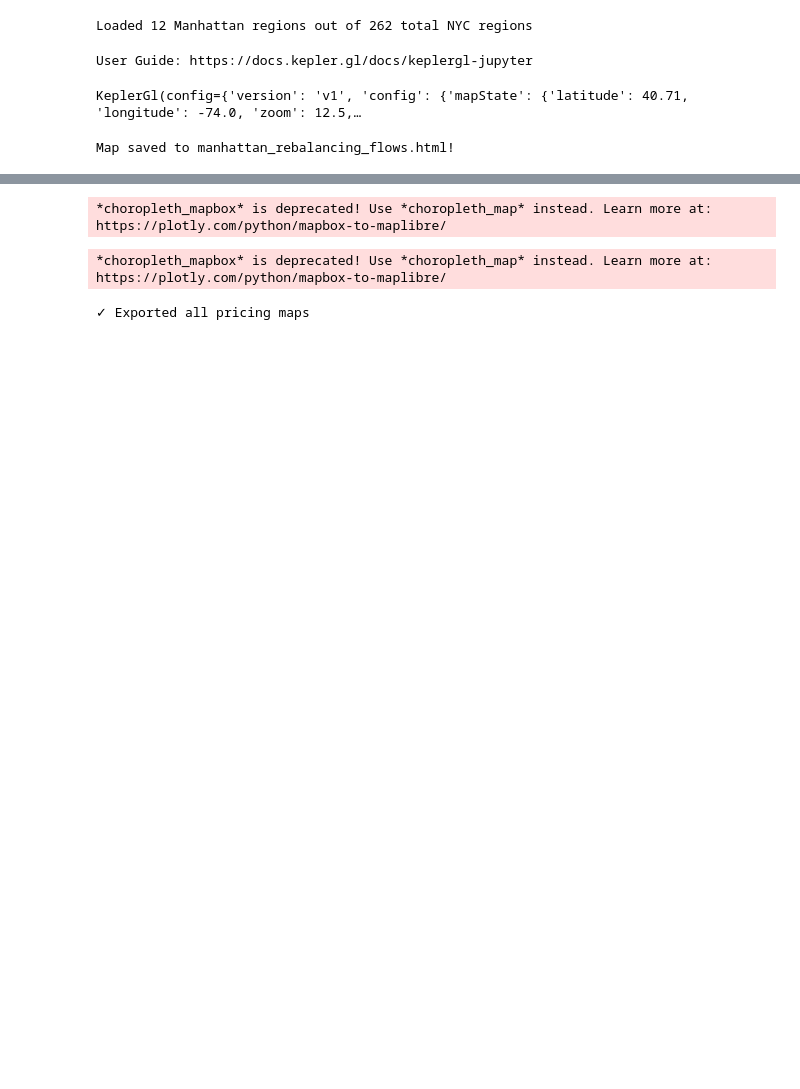
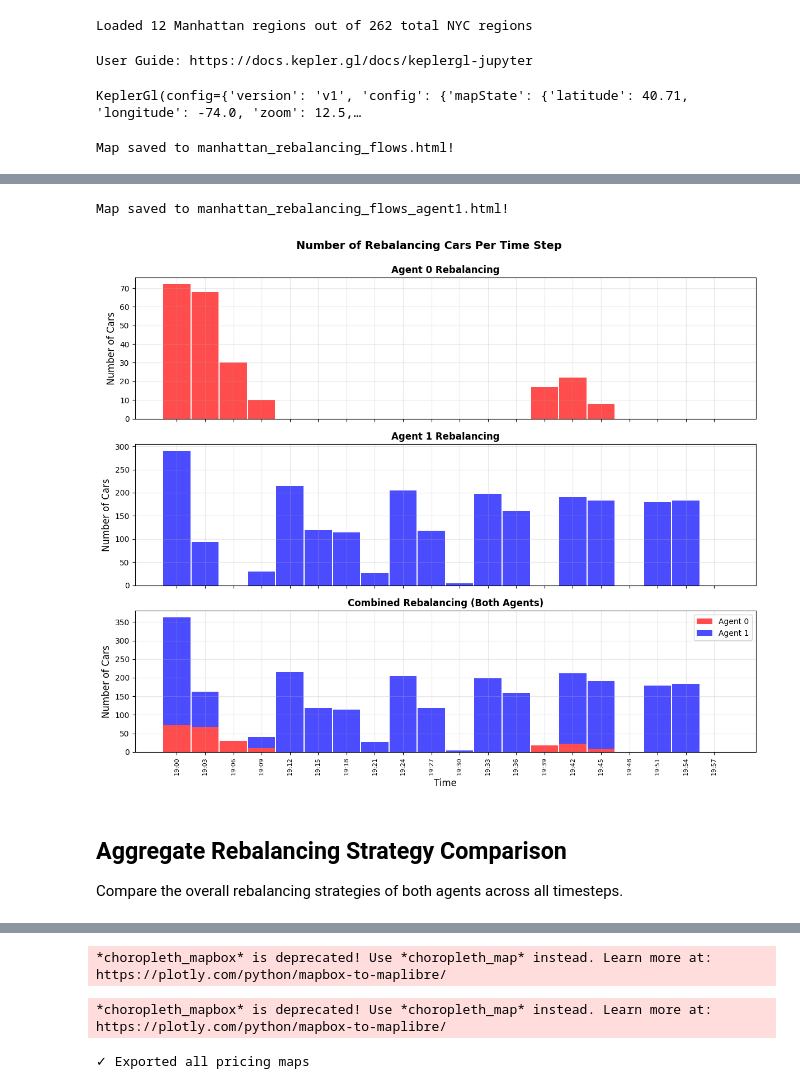
Before and after one commit to emto17ab/rl-pricing-amod, a Jupyter notebook: visualize_flows.ipynb, the cells around one changed output, grey strips where cells are left out. Drawn from its saved outputs; the diff is of its cells as text; code cells hidden in the pictures; blank space fills up the shorter version.

```diff
--- a/visualize_flows.ipynb
+++ b/visualize_flows.ipynb
@@ -45,7 +45,7 @@ for feature in manhattan_geojson['features']:
     centroid = geom.centroid
     region_centroids[region_idx] = (centroid.x, centroid.y)
 # %%
-with open('saved_files/reb_flows_mode2_1000cars_nyc_man_south.pkl', 'rb') as f:
+with open('saved_files/reb_flows_mode2_1200cars_nyc_man_south.pkl', 'rb') as f:
     flow_data = pickle.load(f)
 # %%
 # Time settings
@@ -185,0 +281,60 @@ Map saved to manhattan_rebalancing_flows.html!
+# %%
+# Export Agent 1 rebalancing map
+manhattan_animated_agent1.save_to_html(file_name='manhattan_rebalancing_flows_agent1.html')
+# %% [output]
+Map saved to manhattan_rebalancing_flows_agent1.html!
+# %%
+# Create histogram of number of rebalancing cars per timestep
+import matplotlib.pyplot as plt
+import matplotlib.dates as mdates
+
+# Calculate total number of rebalancing cars per timestep for each agent
+agent0_reb_per_timestep = flow_data['agent_reb_flows'][0].sum(axis=1)
+agent1_reb_per_timestep = flow_data['agent_reb_flows'][1].sum(axis=1)
+
+# Create time array (convert timesteps to actual datetime)
+num_timesteps = len(agent0_reb_per_timestep)
+time_points = [BASE_TIME + datetime.timedelta(minutes=t * INTERVAL_MINUTES) for t in range(num_timesteps)]
+
+# Create the figure with three subplots
+fig, axes = plt.subplots(3, 1, figsize=(12, 10), sharex=True)
+
+# Plot for Agent 0 (Red)
+axes[0].bar(time_points, agent0_reb_per_timestep, color='red', alpha=0.7, width=0.002)
+axes[0].set_ylabel('Number of Cars', fontsize=12)
+axes[0].set_title('Agent 0 Rebalancing', fontsize=12, fontweight='bold')
+axes[0].grid(True, alpha=0.3)
+
+# Plot for Agent 1 (Blue)
+axes[1].bar(time_points, agent1_reb_per_timestep, color='blue', alpha=0.7, width=0.002)
+axes[1].set_ylabel('Number of Cars', fontsize=12)
+axes[1].set_title('Agent 1 Rebalancing', fontsize=12, fontweight='bold')
+axes[1].grid(True, alpha=0.3)
+
+# Plot for Combined (Stacked: Agent 0 in red, Agent 1 in blue)
+axes[2].bar(time_points, agent0_reb_per_timestep, color='red', alpha=0.7, width=0.002, label='Agent 0')
+axes[2].bar(time_points, agent1_reb_per_timestep, color='blue', alpha=0.7, width=0.002,
+            bottom=agent0_reb_per_timestep, label='Agent 1')
+axes[2].set_xlabel('Time', fontsize=12)
+axes[2].set_ylabel('Number of Cars', fontsize=12)
+axes[2].set_title('Combined Rebalancing (Both Agents)', fontsize=12, fontweight='bold')
+axes[2].grid(True, alpha=0.3)
+axes[2].legend(loc='upper right')
+
+# Format x-axis to show time nicely with ticks at each timestep
+for ax in axes:
+    ax.set_xticks(time_points)
+    ax.xaxis.set_major_formatter(mdates.DateFormatter('%H:%M'))
+    plt.setp(ax.xaxis.get_majorticklabels(), rotation=90, ha='center', fontsize=8)
+
+# Add overall title
+fig.suptitle('Number of Rebalancing Cars Per Time Step', fontsize=14, fontweight='bold', y=0.995)
+
+plt.tight_layout()
+plt.show()
+# %% [output]
+[figure, added]
+# %% [markdown]
+## Aggregate Rebalancing Strategy Comparison
+
+Compare the overall rebalancing strategies of both agents across all timesteps.
```
Also changed, not shown: parts of 6 cells of this notebook, 25 other files.
